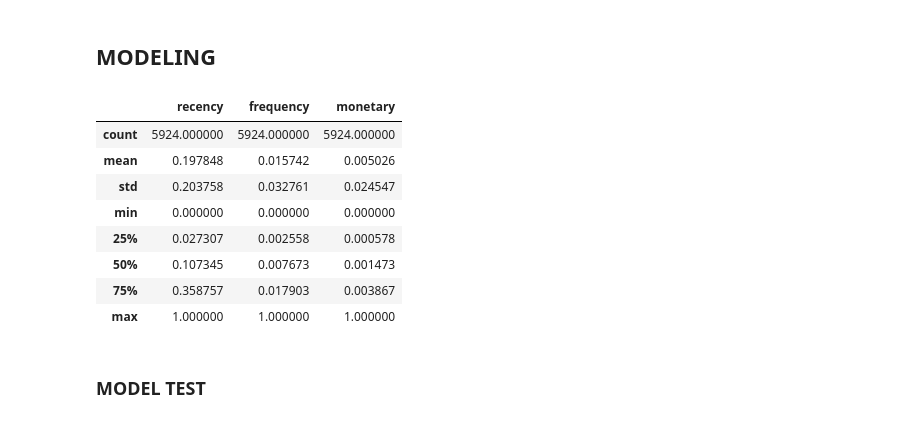
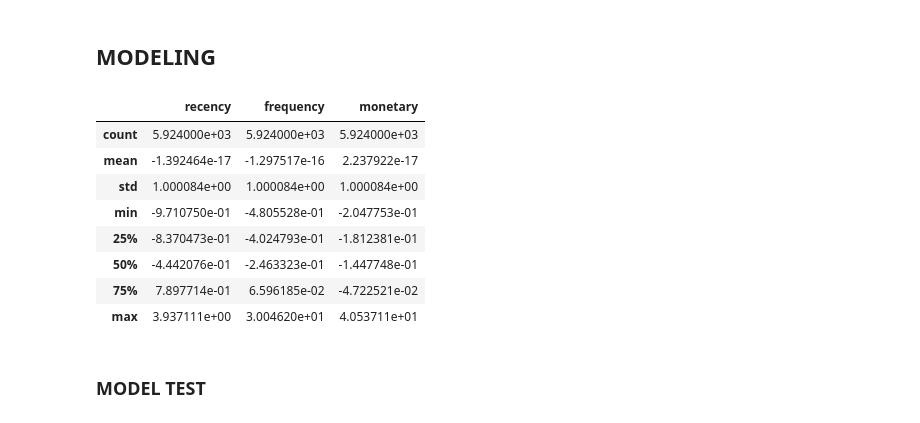
Before and after one commit to MBAHTAWOONS/RFM_UNSUPERVISED_ONLINE_RETAIL, a Jupyter notebook: RFM_PROJECT/RFM_SEGMENTATION.ipynb, the cells around one changed output. Cells and saved outputs as stored; diff of their text form; code cells hidden in the pictures.

```diff
--- a/RFM_PROJECT/RFM_SEGMENTATION.ipynb
+++ b/RFM_PROJECT/RFM_SEGMENTATION.ipynb
@@ -776,20 +795,20 @@ X = RFM.set_index('CustomerID')
 col = list(X.columns)
 # %%
 # # SCALING
-sc = MinMaxScaler()
+sc = StandardScaler()
 X_std = sc.fit_transform(X)
 X_std = pd.DataFrame(X_std,columns=col)
 X_std.describe()
 # %% [output]
 |  | recency | frequency | monetary |
-| count | 5924.000000 | 5924.000000 | 5924.000000 |
-| mean | 0.197848 | 0.015742 | 0.005026 |
-| std | 0.203758 | 0.032761 | 0.024547 |
-| min | 0.000000 | 0.000000 | 0.000000 |
-| 25% | 0.027307 | 0.002558 | 0.000578 |
-| 50% | 0.107345 | 0.007673 | 0.001473 |
-| 75% | 0.358757 | 0.017903 | 0.003867 |
-| max | 1.000000 | 1.000000 | 1.000000 |
+| count | 5.924000e+03 | 5.924000e+03 | 5.924000e+03 |
+| mean | -1.392464e-17 | -1.297517e-16 | 2.237922e-17 |
+| std | 1.000084e+00 | 1.000084e+00 | 1.000084e+00 |
+| min | -9.710750e-01 | -4.805528e-01 | -2.047753e-01 |
+| 25% | -8.370473e-01 | -4.024793e-01 | -1.812381e-01 |
+| 50% | -4.442076e-01 | -2.463323e-01 | -1.447748e-01 |
+| 75% | 7.897714e-01 | 6.596185e-02 | -4.722521e-02 |
+| max | 3.937111e+00 | 3.004620e+01 | 4.053711e+01 |
 # %%
 range_n_clusters = list(range(3,15))
 # %% [markdown]
```
Also changed, not shown: parts of 17 cells of this notebook.
